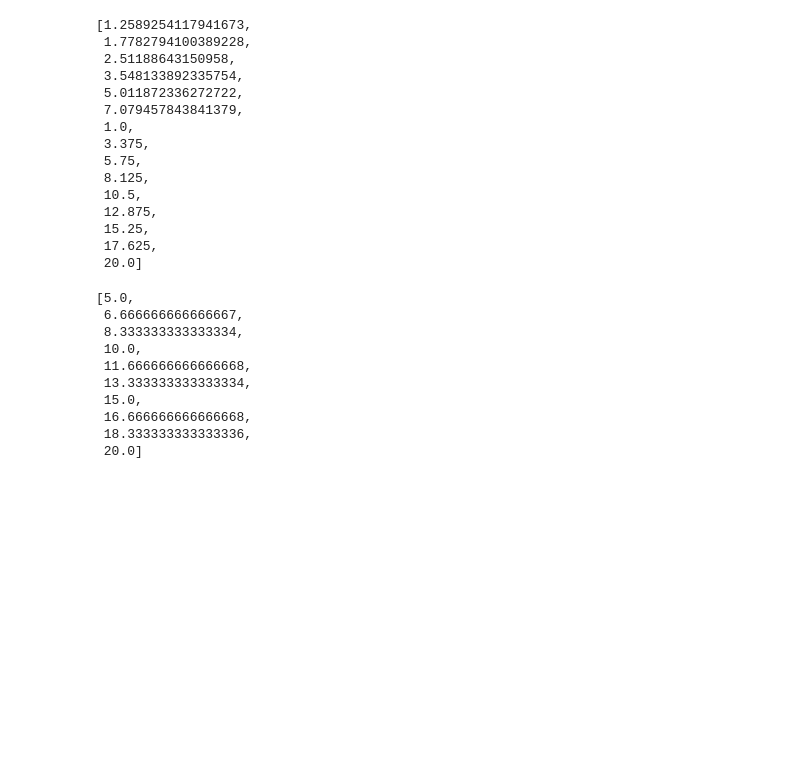
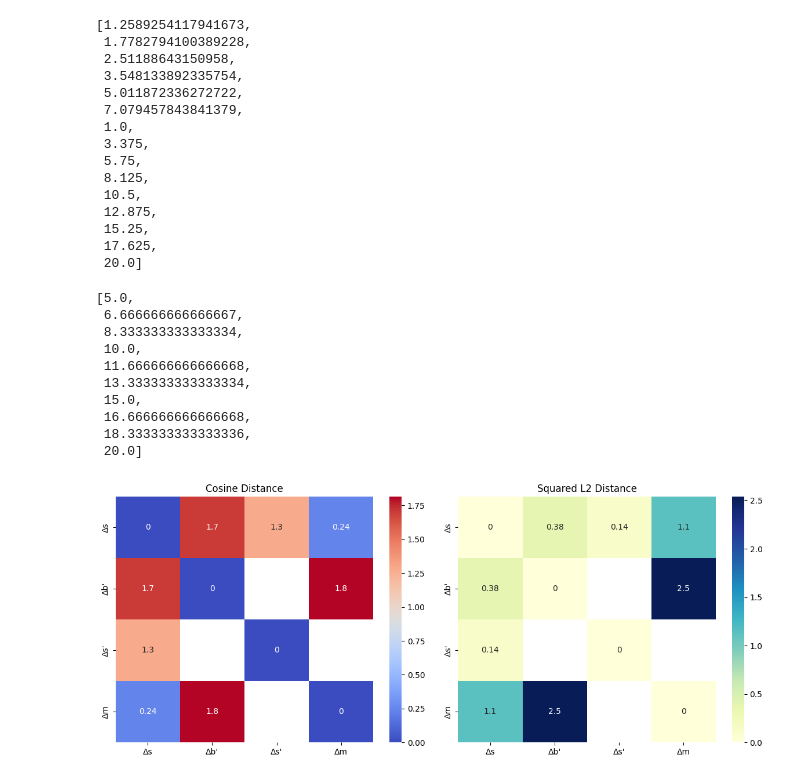
Before and after one commit to yangland/FedON, a Jupyter notebook: jupyter_notebooks/valid_models.ipynb, the cells around one changed output. Saved outputs shown, nothing was run; the diff lists cells and outputs as text; code cells hidden in the pictures; blank space fills up the shorter version.

```diff
--- a/jupyter_notebooks/valid_models.ipynb
+++ b/jupyter_notebooks/valid_models.ipynb
@@ -203,3 +203,37 @@ np.linspace(
  16.666666666666668,
  18.333333333333336,
  20.0]
+# %%
+import seaborn as sns
+import matplotlib.pyplot as plt
+import numpy as np
+import pandas as pd
+
+labels = ['Δs', "Δb'", "Δs'", 'Δm']
+cosine_matrix = np.array([
+    [0,     1.7073, 1.2792, 0.2387],
+    [1.7073, 0,     np.nan, 1.8147],
+    [1.2792, np.nan, 0,     np.nan],
+    [0.2387, 1.8147, np.nan, 0]
+])
+
+l2_matrix = np.array([
+    [0,     0.3772, 0.1366, 1.1343],
+    [0.3772, 0,     np.nan, 2.5367],
+    [0.1366, np.nan, 0,     np.nan],
+    [1.1343, 2.5367, np.nan, 0]
+])
+
+cosine_df = pd.DataFrame(cosine_matrix, index=labels, columns=labels)
+l2_df = pd.DataFrame(l2_matrix, index=labels, columns=labels)
+
+fig, axes = plt.subplots(1, 2, figsize=(12, 5))
+sns.heatmap(cosine_df, annot=True, cmap='coolwarm', ax=axes[0])
+axes[0].set_title('Cosine Distance')
+sns.heatmap(l2_df, annot=True, cmap='YlGnBu', ax=axes[1])
+axes[1].set_title('Squared L2 Distance')
+
+plt.tight_layout()
+plt.show()
+# %% [output]
+[figure, added]
```
Also changed, not shown: 7 other files.
